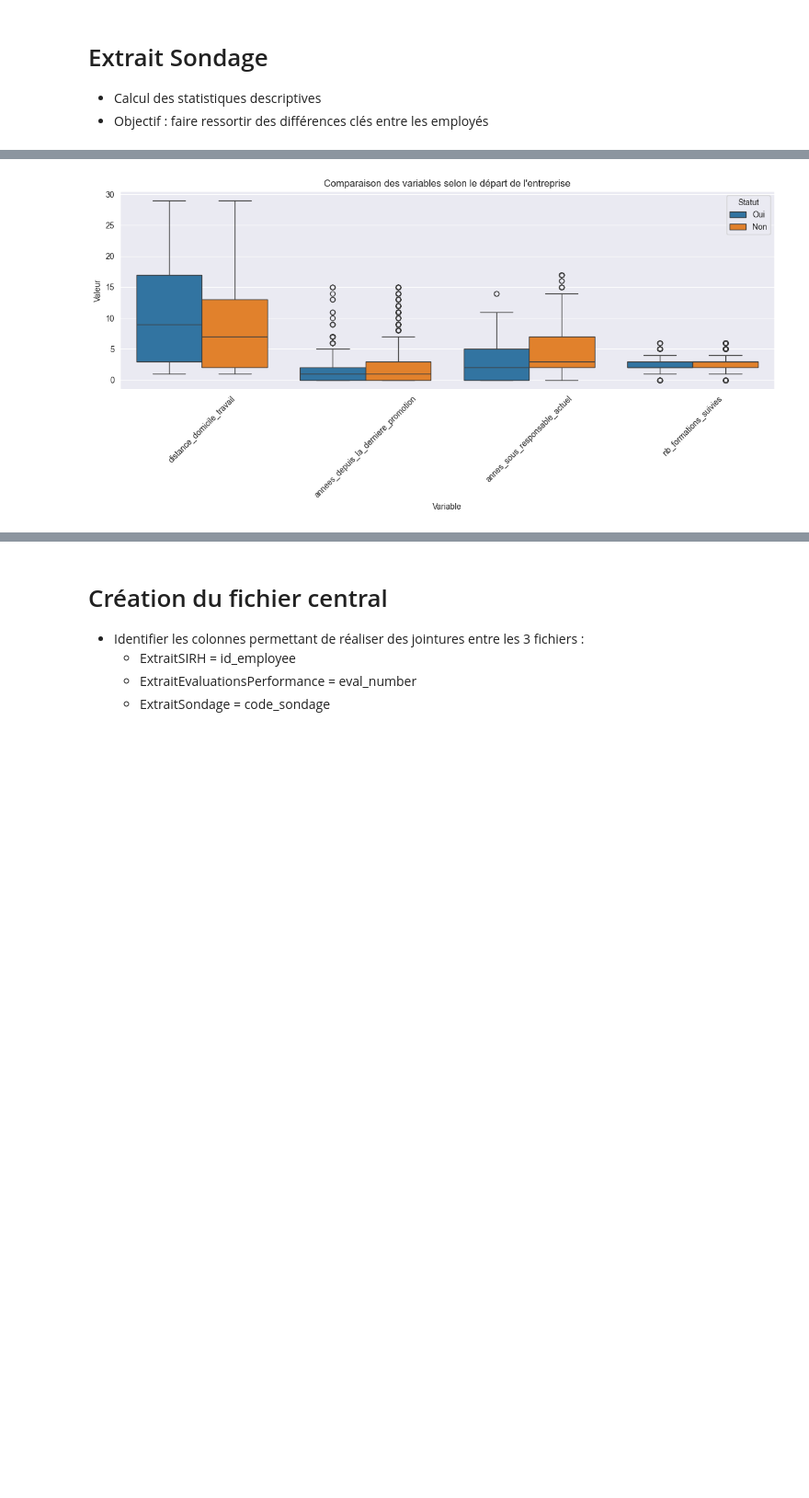
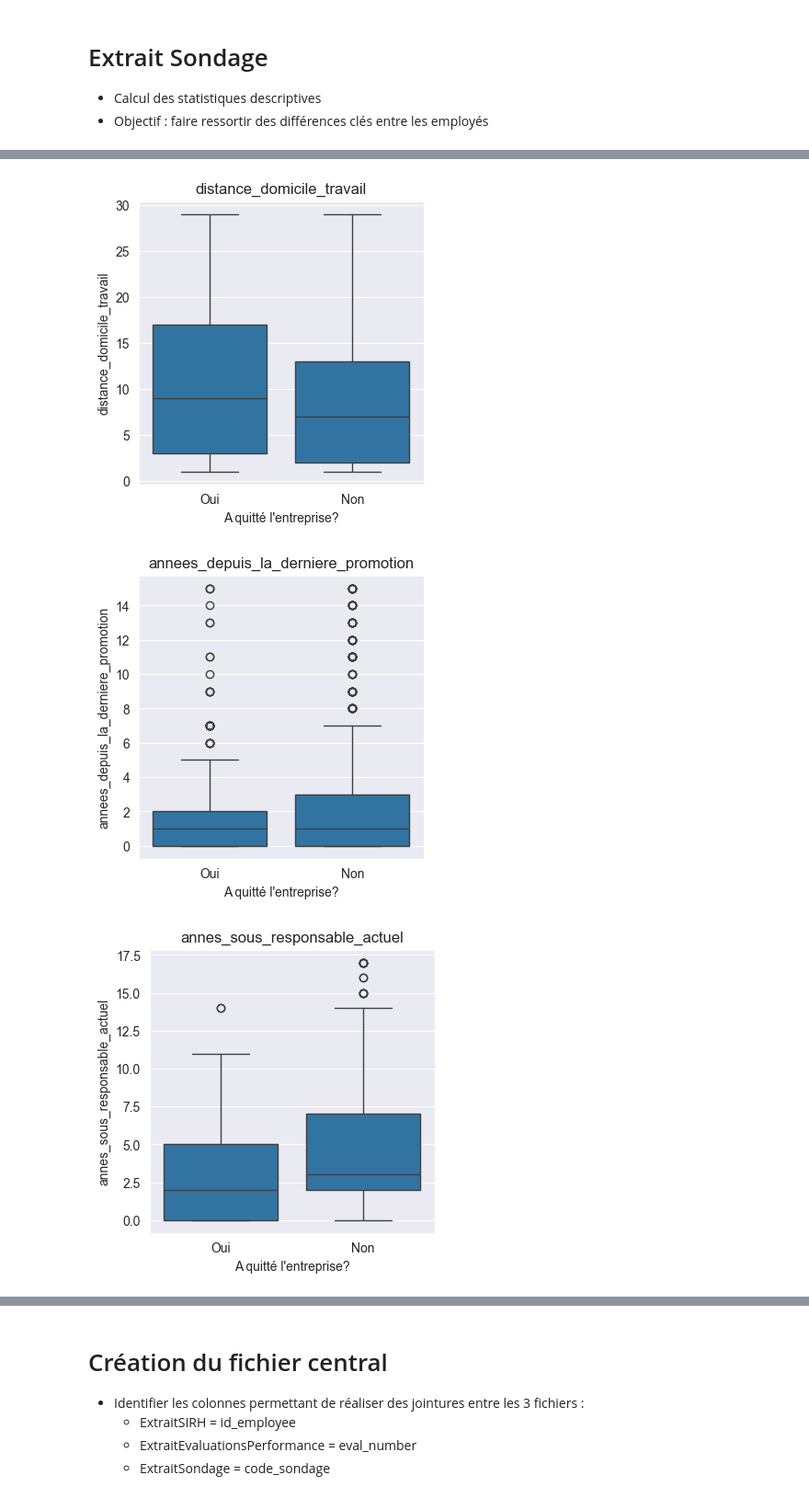
Before and after one commit to ticoraph/HRAnalytics, a Jupyter notebook: 1_Analyse_Exploratoire.ipynb, the cells around one changed output, grey strips where cells are left out. Shown at 92% size. Drawn from its saved outputs; the diff is of its cells as text; code cells hidden in the pictures; blank space fills up the shorter version.

```diff
--- a/1_Analyse_Exploratoire.ipynb
+++ b/1_Analyse_Exploratoire.ipynb
@@ -420,22 +420,16 @@ sondage.head(5)
 # %%
 # Liste des colonnes à comparer
 colonnes_a_comparer = ['distance_domicile_travail', 'annees_depuis_la_derniere_promotion', 'annes_sous_responsable_actuel', 'nb_formations_suivies']  # exemple
 
-# Transformation avec melt
-sondage_melt = sondage.melt(id_vars='a_quitte_l_entreprise',
-                  value_vars=colonnes_a_comparer,
-                  var_name='Variable',
-                  value_name='Valeur')
-
-# Boxplot global
-plt.figure(figsize=(12,6))
-sns.boxplot(x='Variable', y='Valeur', hue='a_quitte_l_entreprise', data=sondage_melt)
-plt.xticks(rotation=45)
-plt.xlabel("Variable")
-plt.ylabel("Valeur")
-plt.title("Comparaison des variables selon le départ de l'entreprise")
-plt.legend(title='Statut')
-plt.tight_layout()
-plt.show()
+for col in colonnes_a_comparer:
+    plt.figure(figsize=(4,4))
+    sns.boxplot(x='a_quitte_l_entreprise', y=col, data=fc)
+    plt.xticks([0,1])
+    plt.title(f"{col}")
+    plt.ylabel(col)
+    plt.xlabel("A quitté l'entreprise?")
+    plt.show()
 # %% [output]
-[figure, old version]
+[figure, new version]
+[figure, added]
+[figure, added]
```
Also changed, not shown: parts of 4 cells of this notebook, 6 other files.
